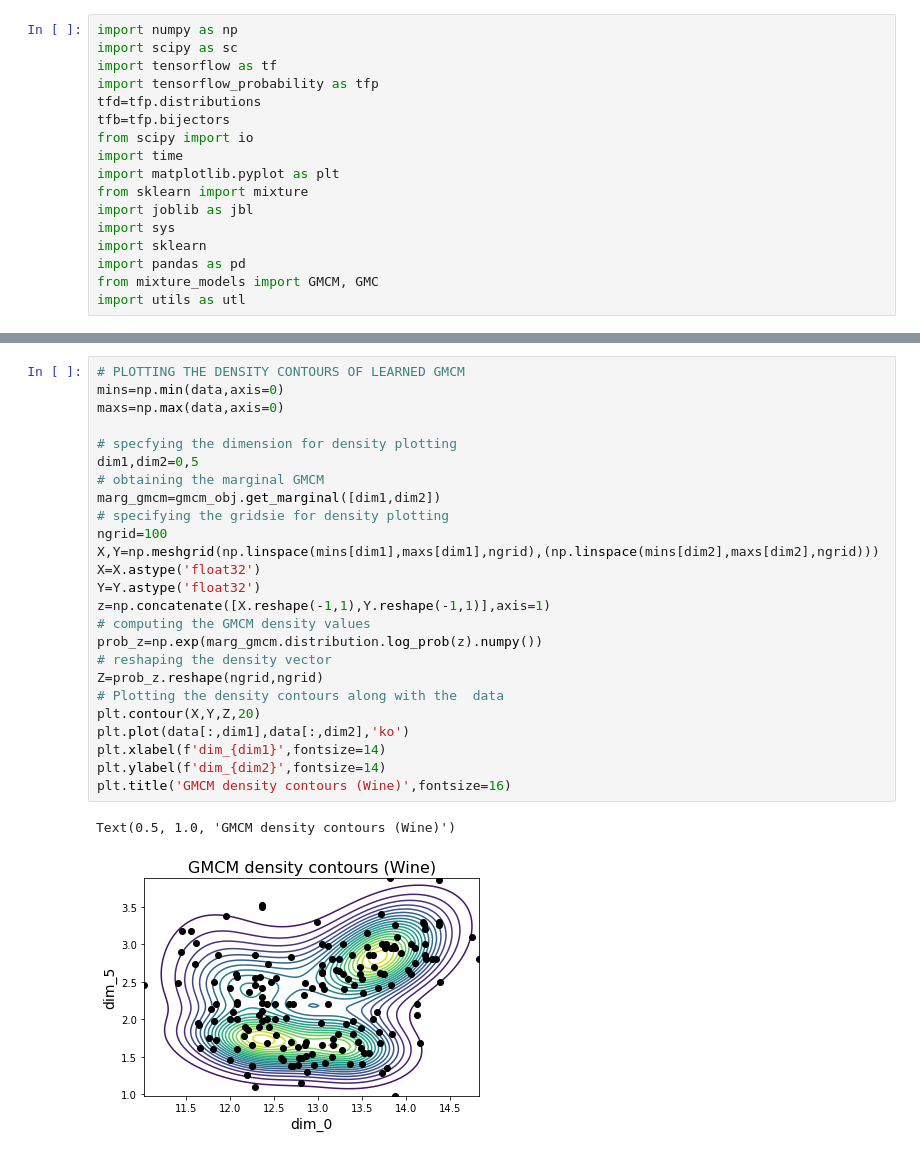
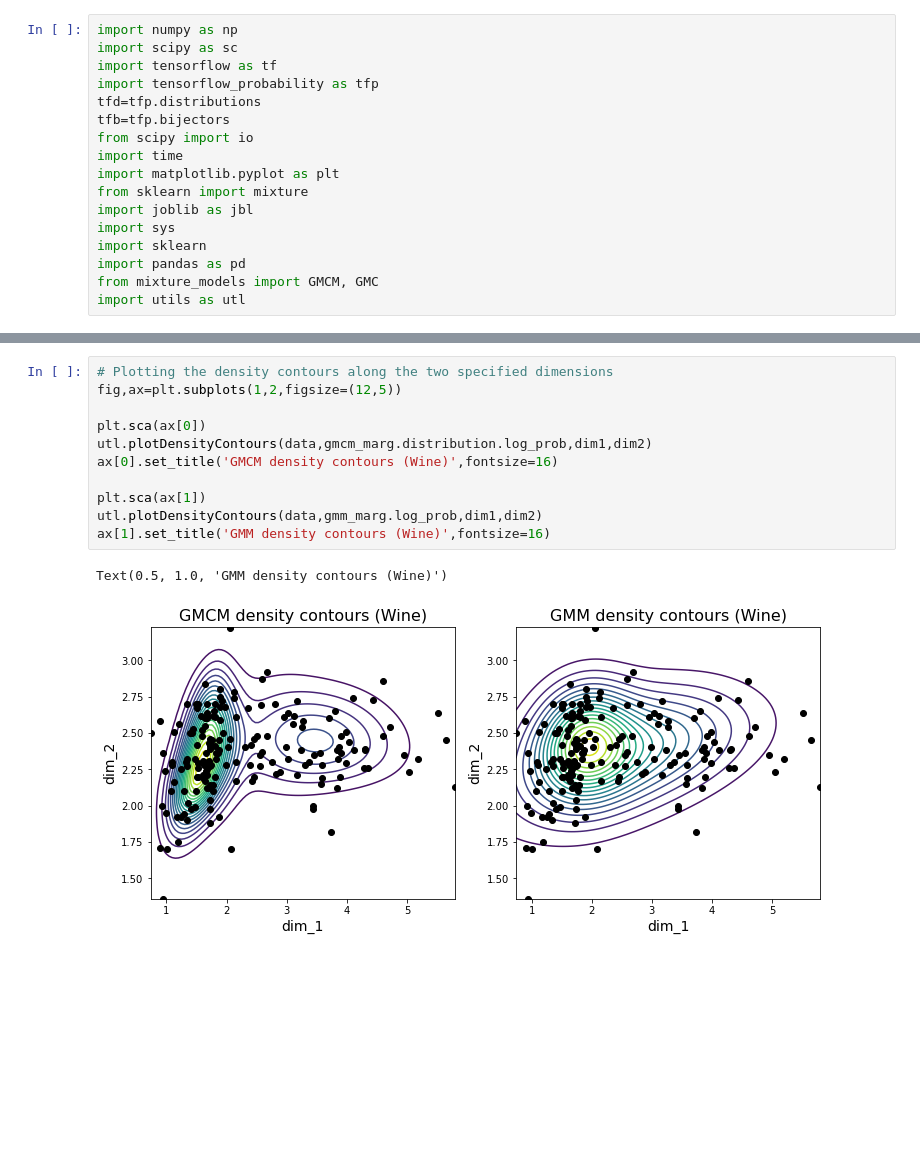
Before and after one commit to ashutosh-tewari/GMCM, a Jupyter notebook: GMCM_demo.ipynb, the cells around one changed output, grey strips where cells are left out. Saved outputs shown, nothing was run; the diff lists cells and outputs as text; blank space fills up the shorter version.

```diff
--- a/GMCM_demo.ipynb
+++ b/GMCM_demo.ipynb
@@ -150,28 +177,14 @@ Text(0, 0.5, 'neg. log-likelihood')
-# %%
-# PLOTTING THE DENSITY CONTOURS OF LEARNED GMCM
-mins=np.min(data,axis=0)
-maxs=np.max(data,axis=0)
-
-# specfying the dimension for density plotting
-dim1,dim2=0,5
-# obtaining the marginal GMCM
-marg_gmcm=gmcm_obj.get_marginal([dim1,dim2])
-# specifying the gridsie for density plotting
-ngrid=100
-X,Y=np.meshgrid(np.linspace(mins[dim1],maxs[dim1],ngrid),(np.linspace(mins[dim2],maxs[dim2],ngrid)))
-X=X.astype('float32')
-Y=Y.astype('float32')
-z=np.concatenate([X.reshape(-1,1),Y.reshape(-1,1)],axis=1)
-# computing the GMCM density values
-prob_z=np.exp(marg_gmcm.distribution.log_prob(z).numpy())
-# reshaping the density vector
-Z=prob_z.reshape(ngrid,ngrid)
-# Plotting the density contours along with the  data
-plt.contour(X,Y,Z,20)
-plt.plot(data[:,dim1],data[:,dim2],'ko')
-plt.xlabel(f'dim_{dim1}',fontsize=14)
-plt.ylabel(f'dim_{dim2}',fontsize=14)
-plt.title('GMCM density contours (Wine)',fontsize=16)
-# %% [output]
-Text(0.5, 1.0, 'GMCM density contours (Wine)')
-[figure, removed]
+# %%
+# Plotting the density contours along the two specified dimensions
+fig,ax=plt.subplots(1,2,figsize=(12,5))
+
+plt.sca(ax[0])
+utl.plotDensityContours(data,gmcm_marg.distribution.log_prob,dim1,dim2)
+ax[0].set_title('GMCM density contours (Wine)',fontsize=16)
+
+plt.sca(ax[1])
+utl.plotDensityContours(data,gmm_marg.log_prob,dim1,dim2)
+ax[1].set_title('GMM density contours (Wine)',fontsize=16)
+# %% [output]
+Text(0.5, 1.0, 'GMM density contours (Wine)')
+[figure, added]
```
Also changed, not shown: parts of 12 cells of this notebook, 2 other files.
